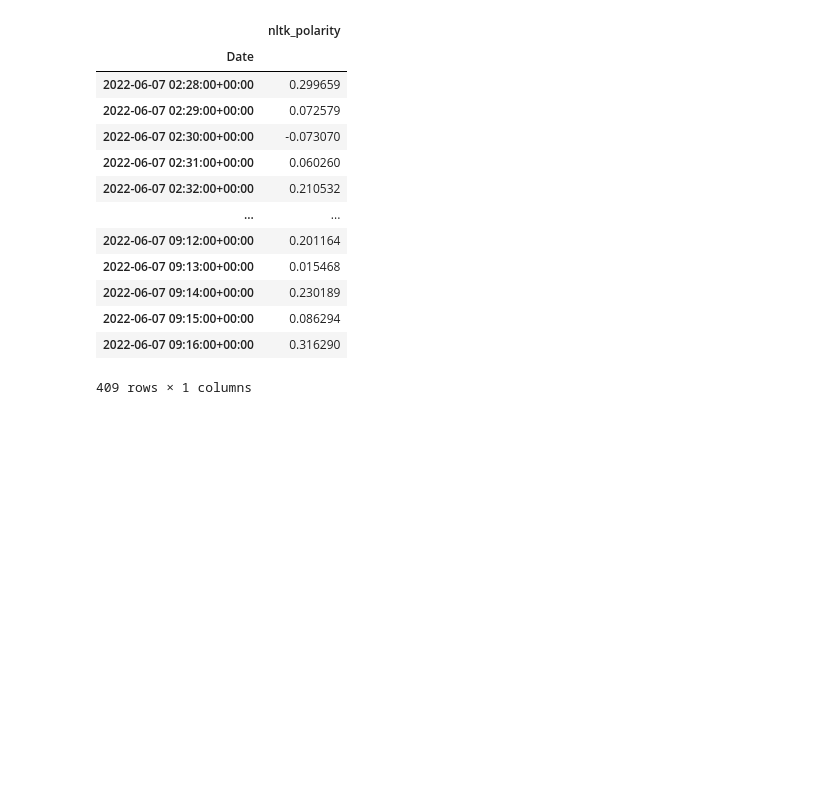
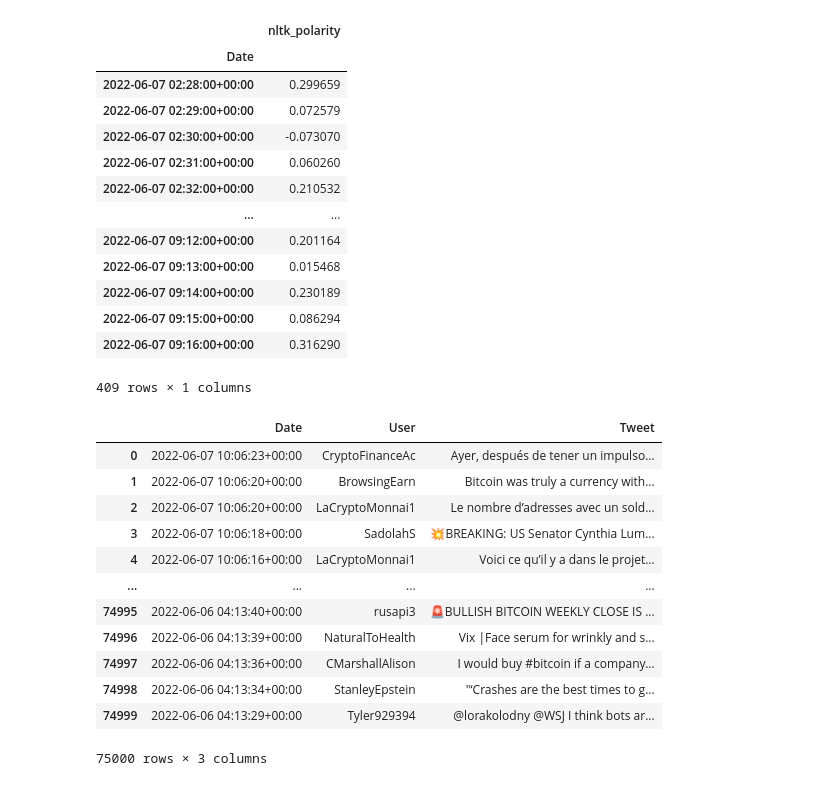
Before and after one commit to SamRoberts995/Project2_ML, a Jupyter notebook: trading_algo_variations/test.ipynb, the cells around one changed output. Drawn from its saved outputs; the diff is of its cells as text; code cells hidden in the pictures; blank space fills up the shorter version.

```diff
--- a/trading_algo_variations/test.ipynb
+++ b/trading_algo_variations/test.ipynb
@@ -320,0 +337,16 @@ btc_minute_sentiment.to_csv("btc_minute_setniment.csv", encoding="utf8")
+# %%
+big_btc_df
+# %% [output]
+|  | Date | User | Tweet |
+| 0 | 2022-06-07 10:06:23+00:00 | CryptoFinanceAc | Ayer, después de tener un impulso... |
+| 1 | 2022-06-07 10:06:20+00:00 | BrowsingEarn | Bitcoin was truly a currency with... |
+| 2 | 2022-06-07 10:06:20+00:00 | LaCryptoMonnai1 | Le nombre d’adresses avec un sold... |
+| 3 | 2022-06-07 10:06:18+00:00 | SadolahS | 💥BREAKING: US Senator Cynthia Lum... |
+| 4 | 2022-06-07 10:06:16+00:00 | LaCryptoMonnai1 | Voici ce qu’il y a dans le projet... |
+| ... | ... | ... | ... |
+| 74995 | 2022-06-06 04:13:40+00:00 | rusapi3 | 🚨BULLISH BITCOIN WEEKLY CLOSE IS ... |
+| 74996 | 2022-06-06 04:13:39+00:00 | NaturalToHealth | Vix |Face serum for wrinkly and s... |
+| 74997 | 2022-06-06 04:13:36+00:00 | CMarshallAlison | I would buy #bitcoin if a company... |
+| 74998 | 2022-06-06 04:13:34+00:00 | StanleyEpstein | "‘Crashes are the best times to g... |
+| 74999 | 2022-06-06 04:13:29+00:00 | Tyler929394 | @lorakolodny @WSJ I think bots ar... |
+75000 rows × 3 columns
```
Also changed, not shown: parts of 6 cells of this notebook, 1 other file.
